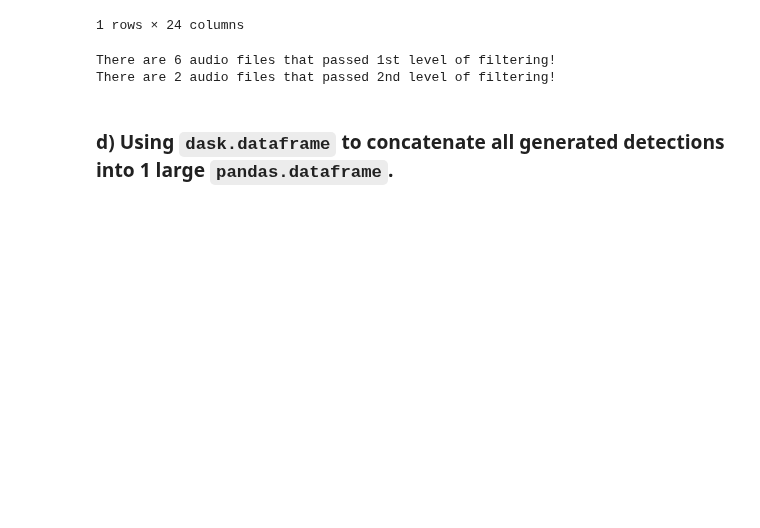
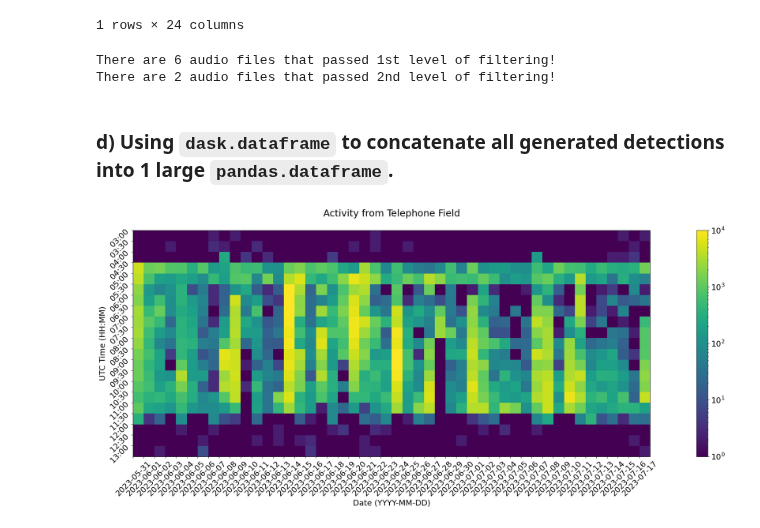
Before and after one commit to uw-echospace/bat-detector-msds, a Jupyter notebook: notebooks/test_batdetect2_pipeline.ipynb, the cells around one changed output. Cells and saved outputs as stored; diff of their text form; code cells hidden in the pictures; blank space fills up the shorter version.

Commit message:
removed commented out script code, worked on data appending preliminarily, need to fix distinguishing absence from error

```diff
--- a/notebooks/test_batdetect2_pipeline.ipynb
+++ b/notebooks/test_batdetect2_pipeline.ipynb
@@ -387,4 +328,81 @@ There are 6 audio files that passed 1st level of filtering!
 There are 2 audio files that passed 2nd level of filtering!
 # %% [markdown]
 ### d) Using `dask.dataframe` to concatenate all generated detections into 1 large `pandas.dataframe`.
+# %%
+site = "Telephone Field"
+df = dd.read_csv(f"../output_dir/recover-2023*/{site}/*.csv")
+# convert to pandas via
+df = df.compute()
+# %%
+df["Date and Time (UTC)"] = pd.to_datetime(df["input_file"], format="%Y%m%d_%H%M%S.WAV")
+num_dets = []
+
+for uni in df["input_file"].unique():
+    times = df["input_file"].value_counts()[uni]
+    num_dets.append(times)
+
+new_df = pd.DataFrame()
+new_df["date_and_time_UTC"] = pd.to_datetime(df["input_file"].unique(), format="%Y%m%d_%H%M%S.WAV")
+new_df["input_file"] = df["input_file"].unique()
+new_df["num_of_detections"] = pd.Series(num_dets)
+new_df.set_index("date_and_time_UTC")
+
+plot_df = new_df.resample("30MIN", on="date_and_time_UTC").sum(numeric_only=True)
+daily_df = new_df.resample("D", on="date_and_time_UTC").sum(numeric_only=True)
+
+thirty_M_times = ["030000", "033000", "040000", "043000",
+         "050000", "053000", "060000", "063000",
+         "070000", "073000", "080000", "083000",
+         "090000", "093000", "100000", "103000",
+         "110000", "113000", "120000", "123000",
+         "130000"]
+
+hour_times = ["030000", "040000", "050000", "060000",
+         "070000", "080000", "090000", "100000",
+         "110000", "120000", "130000"]
+
+times = thirty_M_times
+dates = daily_df.index.astype("str")
+
+dt_hourmin_info = []
+for time in times:
+    dt_time = dt.datetime.strptime(time, "%H%M%S")
+    dt_hourmin_info.append(dt.datetime.strftime(dt_time, "%H:%M"))
+
+dt_values = plot_df.index.get_level_values('date_and_time_UTC')
+filenames = new_df['input_file'].unique()
+
+activity = np.array([])
+
+for i, date in enumerate(dates):
+    date_activity = np.array([])
+    for time in times:
+        dt_ref = dt.datetime.strptime(f"{date}_{time}", "%Y-%m-%d_%H%M%S")
+        dt_file = dt.datetime.strftime(dt_ref, "%Y%m%d_%H%M%S.WAV")
+        if (dt_ref in dt_values):
+            date_activity = np.hstack([date_activity, 1+plot_df.loc[dt_ref]["num_of_detections"]])
+        else:
+            date_activity = np.hstack([date_activity, 1])
+    if i==0:
+        activity = np.hstack([activity, date_activity])
+    else:
+        activity = np.vstack([activity, date_activity])
+
+masked_array_for_nodets = np.ma.masked_where(activity==0, activity)
+cmap = plt.get_cmap('viridis')
+cmap.set_bad(color='red')
+
+plt.rcParams.update({'font.size': 18})
+plt.figure(figsize=(30, 10))
+plt.title(f"Activity from {site}", loc='center', y=1.05)
+plt.imshow(masked_array_for_nodets.T, cmap=cmap, norm=colors.LogNorm(vmin=1, vmax=10e3))
+plt.yticks(np.arange(0, len(dt_hourmin_info))-0.5, dt_hourmin_info, rotation=45)
+plt.xticks(np.arange(0, len(dates))-0.5, dates, rotation=45)
+plt.ylabel('UTC Time (HH:MM)')
+plt.xlabel('Date (YYYY-MM-DD)')
+plt.colorbar()
+plt.tight_layout()
+plt.show()
+# %% [output]
+[figure, added]
 # %%
```
Also changed, not shown: parts of 15 cells of this notebook, 2 other files.
